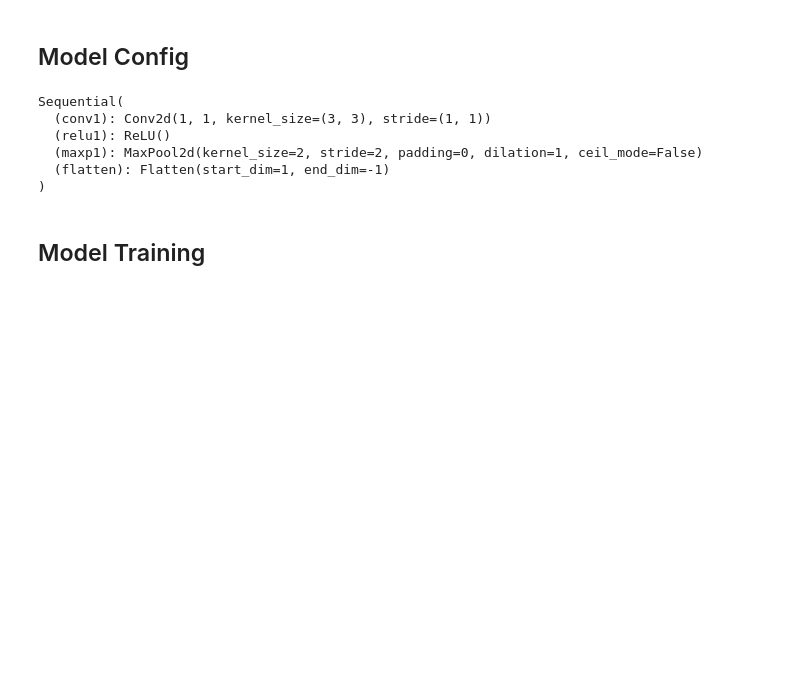
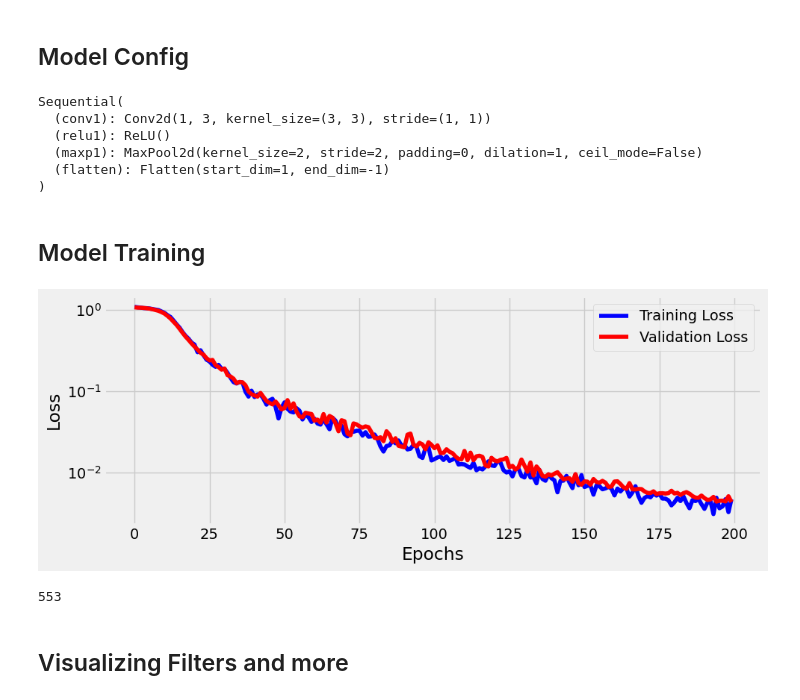
Before and after one commit to Anushkach/Deep-Learning, a Jupyter notebook: Deep Learning with Pytorch/convolutions.ipynb, the cells around one changed output. Cells and saved outputs as stored; diff of their text form; code cells hidden in the pictures; blank space fills up the shorter version.

```diff
--- a/Deep Learning with Pytorch/convolutions.ipynb
+++ b/Deep Learning with Pytorch/convolutions.ipynb
@@ -439,7 +439,7 @@ torch.manual_seed(13)
 
 # featurizer
 # Block1: 1@10x10 -> n_channels@8x8 -> n_channels@4x4
-n_channels=1
+n_channels=3
 model_cnn1=nn.Sequential()
 model_cnn1.add_module('conv1',nn.Conv2d(in_channels=1,out_channels=n_channels,kernel_size=3))
 model_cnn1.add_module('relu1',nn.ReLU())
@@ -451,7 +451,7 @@ model_cnn1.add_module('flatten',nn.Flatten())
 model_cnn1
 # %% [output]
 Sequential(
-  (conv1): Conv2d(1, 1, kernel_size=(3, 3), stride=(1, 1))
+  (conv1): Conv2d(1, 3, kernel_size=(3, 3), stride=(1, 1))
   (relu1): ReLU()
   (maxp1): MaxPool2d(kernel_size=2, stride=2, padding=0, dilation=1, ceil_mode=False)
   (flatten): Flatten(start_dim=1, end_dim=-1)
@@ -463,7 +463,7 @@ model_cnn1.add_module('relu2',nn.ReLU())
 model_cnn1.add_module('fc2',nn.Linear(in_features=10,out_features=3))
 # %%
 # Loss and optimizer
-lr=0.1
+lr=0.01
 multi_loss_fn=nn.CrossEntropyLoss(reduction='mean')
 optimizer=optim.SGD(model_cnn1.parameters(),lr=lr)
 # %% [markdown]
@@ -471,4 +471,14 @@ optimizer=optim.SGD(model_cnn1.parameters(),lr=lr)
 # %%
 sbs_cnn1=StepByStep(model=model_cnn1,loss_fn=multi_loss_fn,optimizer=optimizer)
 sbs_cnn1.set_loaders(train_loader,val_loader)
-sbs_cnn1.train(20)
+sbs_cnn1.train(200)
+# %%
+sbs_cnn1.plot_losses()
+# %% [output]
+[figure, added]
+# %%
+sbs_cnn1.count_parameters()
+# %% [output]
+553
+# %% [markdown]
+## Visualizing Filters and more
```
Also changed, not shown: parts of 33 cells of this notebook.
